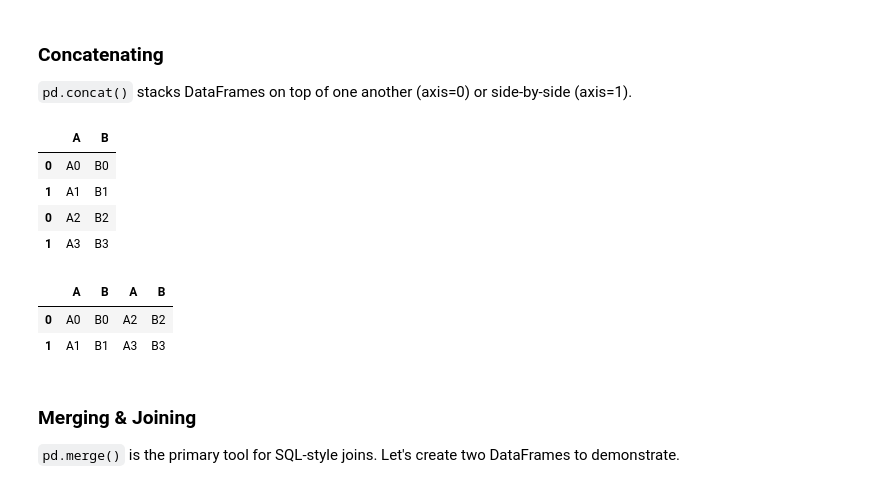
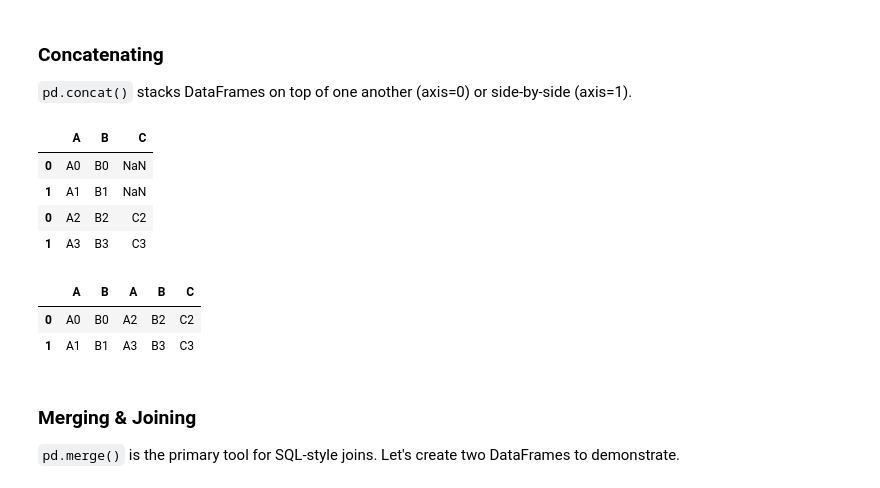
Before and after one commit to EvgenieTiv/NumpyLesson, a Jupyter notebook: pandas_tutorial_part_2.ipynb, the cells around one changed output. Drawn from its saved outputs; the diff is of its cells as text; code cells hidden in the pictures.

```diff
--- a/pandas_tutorial_part_2.ipynb
+++ b/pandas_tutorial_part_2.ipynb
@@ -291,21 +291,21 @@ Pandas provides various facilities for easily combining together Series or DataF
 # %%
 # Let's create two small DataFrames
 df1 = pd.DataFrame({'A': ['A0', 'A1'], 'B': ['B0', 'B1']})
-df2 = pd.DataFrame({'A': ['A2', 'A3'], 'B': ['B2', 'B3']})
+df2 = pd.DataFrame({'A': ['A2', 'A3'], 'B': ['B2', 'B3'], 'C': ['C2', 'C3']})
 
 pd.concat([df1, df2])
 # %% [output]
-|  | A | B |
-| 0 | A0 | B0 |
-| 1 | A1 | B1 |
-| 0 | A2 | B2 |
-| 1 | A3 | B3 |
+|  | A | B | C |
+| 0 | A0 | B0 | NaN |
+| 1 | A1 | B1 | NaN |
+| 0 | A2 | B2 | C2 |
+| 1 | A3 | B3 | C3 |
 # %%
 pd.concat([df1, df2], axis=1)
 # %% [output]
-|  | A | B | A | B |
-| 0 | A0 | B0 | A2 | B2 |
-| 1 | A1 | B1 | A3 | B3 |
+|  | A | B | A | B | C |
+| 0 | A0 | B0 | A2 | B2 | C2 |
+| 1 | A1 | B1 | A3 | B3 | C3 |
 # %% [markdown]
 ### Merging & Joining
 `pd.merge()` is the primary tool for SQL-style joins. Let's create two DataFrames to demonstrate.
```
Also changed, not shown: parts of 16 cells of this notebook, 2 other files.
